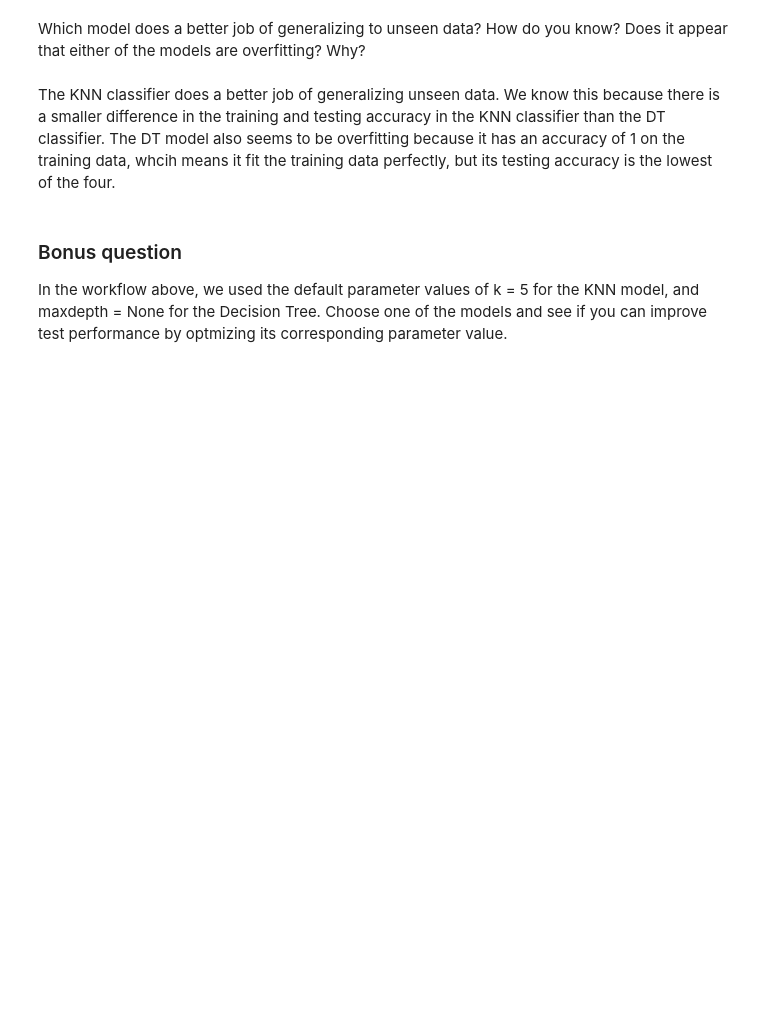
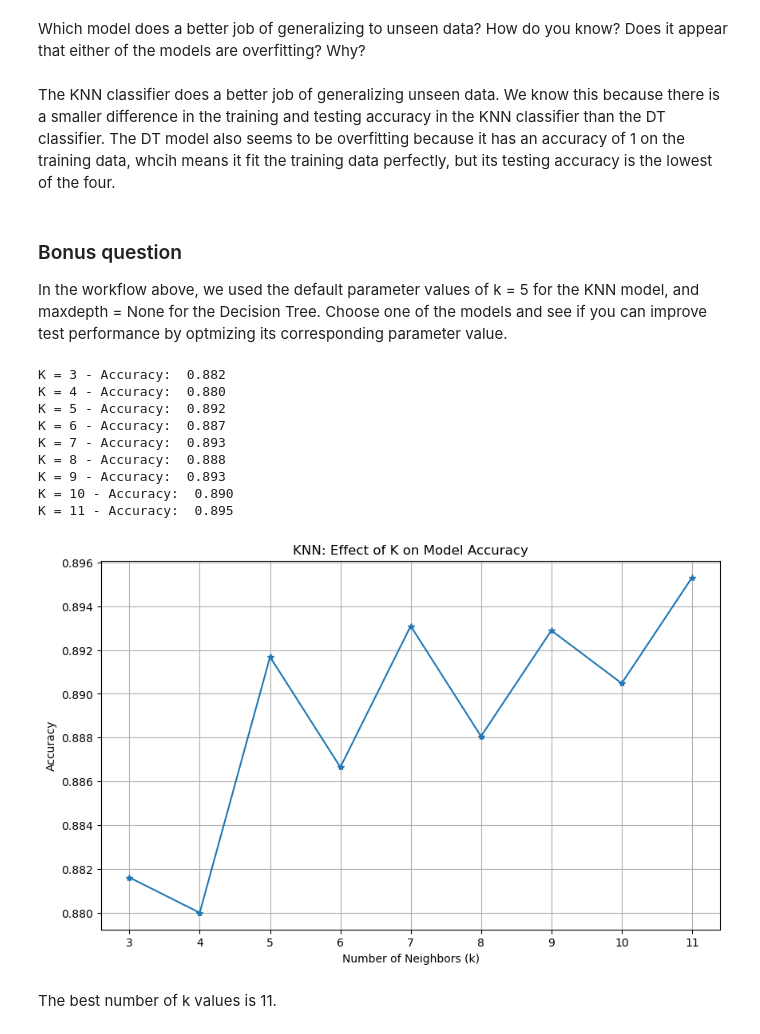
Before and after one commit to kimberleewong/EDS232-labs, a Jupyter notebook: Week4/lab4-spotify.ipynb, the cells around one changed output. Cells and saved outputs as stored; diff of their text form; code cells hidden in the pictures; blank space fills up the shorter version.

```diff
--- a/Week4/lab4-spotify.ipynb
+++ b/Week4/lab4-spotify.ipynb
@@ -238,3 +238,46 @@ The KNN classifier does a better job of generalizing unseen data. We know this b
 # %% [markdown]
 ### Bonus question
 In the workflow above, we used the default parameter values of k = 5 for the KNN model, and maxdepth = None for the Decision Tree. Choose one of the models and see if you can improve test performance by optmizing its corresponding parameter value.
+# %%
+def knn():
+    k_values = [3, 4, 5, 6, 7, 8, 9, 10, 11]
+    accuracies = [ ]
+
+    # Loop through the different k values and fit a model/obtain accuracy
+    for k in k_values:
+        knn = KNeighborsClassifier(n_neighbors = k)
+        knn.fit(X_train_scaled, y_train)
+
+        # Make predictions and calculate accuracy
+        knn_pred = knn.predict(X_test_scaled)
+        knn_accuracy = accuracy_score(knn_pred, y_test)
+
+        # put em in the empty list
+        accuracies.append(knn_accuracy)
+
+        print(f'K = {k} - Accuracy: {knn_accuracy: .3f}')
+
+    # Visualize the effect of K on accuracy
+
+    plt.figure(figsize=(10,6))
+    plt.plot(k_values, accuracies, marker = '*')
+    plt.xlabel('Number of Neighbors (k)')
+    plt.ylabel('Accuracy')
+    plt.title('KNN: Effect of K on Model Accuracy')
+    plt.grid(True)
+    plt.show()
+
+knn()
+# %% [output]
+K = 3 - Accuracy:  0.882
+K = 4 - Accuracy:  0.880
+K = 5 - Accuracy:  0.892
+K = 6 - Accuracy:  0.887
+K = 7 - Accuracy:  0.893
+K = 8 - Accuracy:  0.888
+K = 9 - Accuracy:  0.893
+K = 10 - Accuracy:  0.890
+K = 11 - Accuracy:  0.895
+[figure, added]
+# %% [markdown]
+The best number of k values is 11.
```
Also changed, not shown: parts of 1 cell of this notebook.
